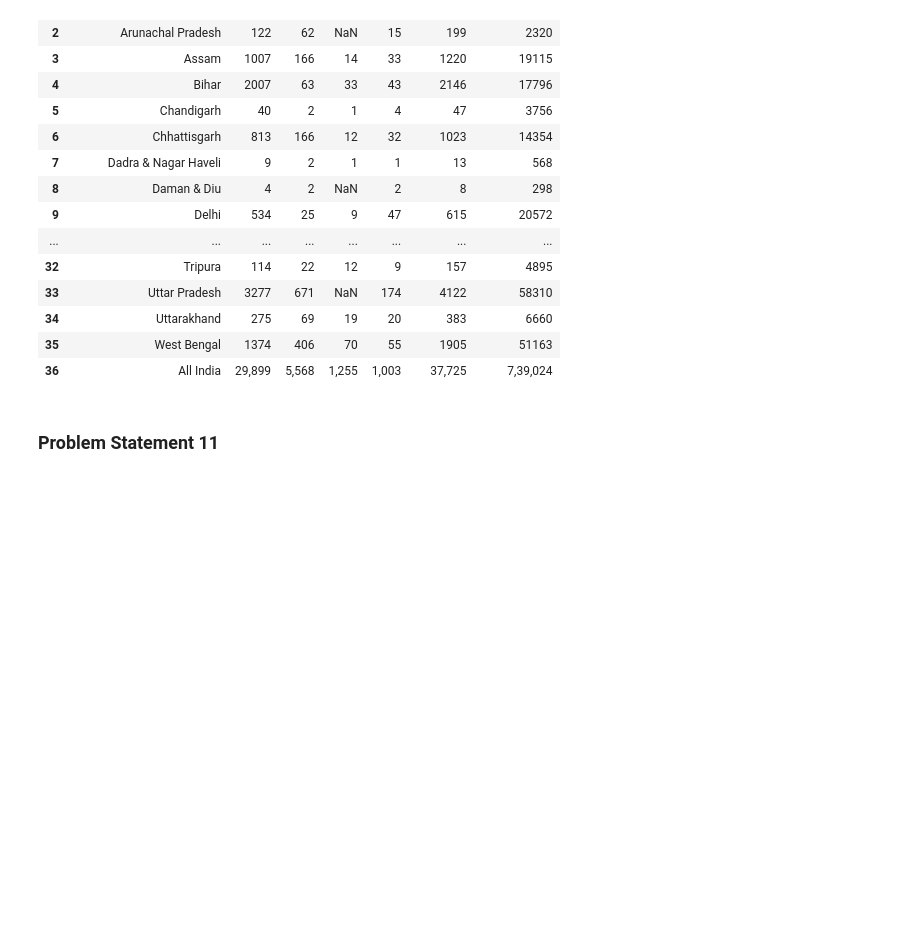
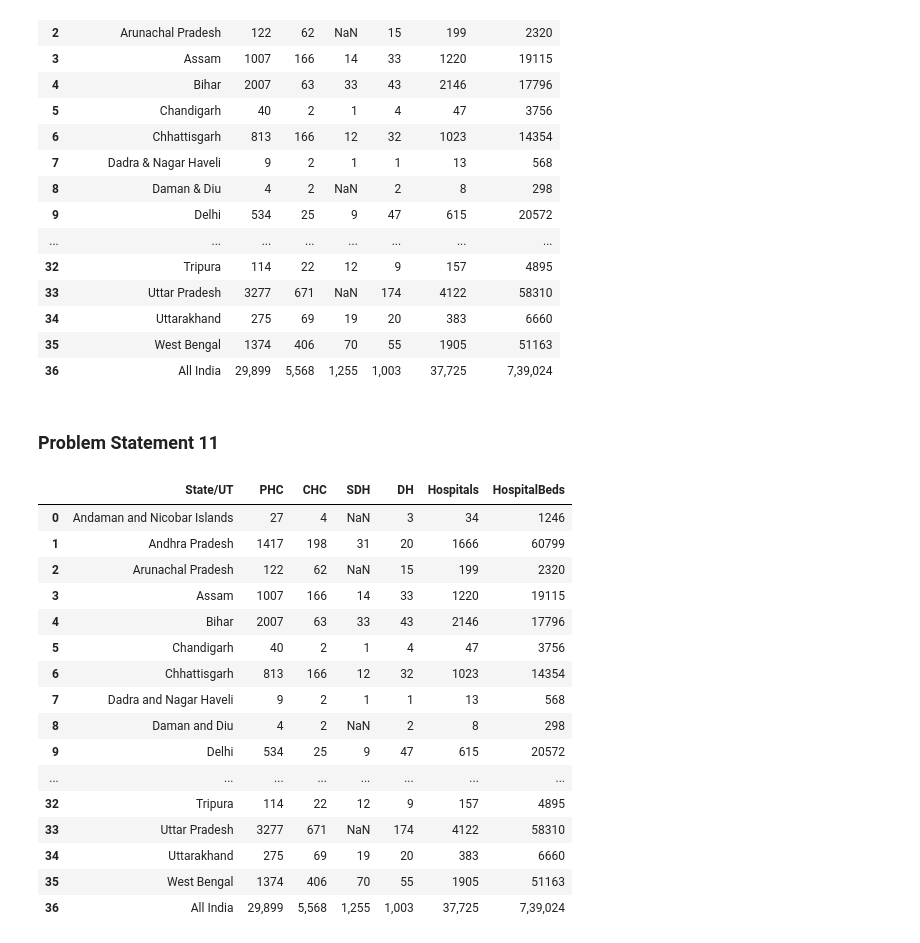
Before and after one commit to Jacko760/Futerense-Internship, a Jupyter notebook: insaaf.ipynb, the cells around one changed output. Cells and saved outputs as stored; diff of their text form; code cells hidden in the pictures; blank space fills up the shorter version.

```diff
--- a/insaaf.ipynb
+++ b/insaaf.ipynb
@@ -584,3 +584,28 @@ df5
 | 36 | All India | 29,899 | 5,568 | 1,255 | 1,003 | 37,725 | 7,39,024 |
 # %% [markdown]
 ### Problem Statement 11
+# %%
+def format_state_name(state):
+    return state.replace('&', 'and')
+
+# Apply the formatting function to the 'State/UT' column
+df5['State/UT'] = df5['State/UT'].apply(format_state_name)
+df5
+# %% [output]
+|  | State/UT | PHC | CHC | SDH | DH | Hospitals | HospitalBeds |
+| 0 | Andaman and Nicobar Islands | 27 | 4 | NaN | 3 | 34 | 1246 |
+| 1 | Andhra Pradesh | 1417 | 198 | 31 | 20 | 1666 | 60799 |
+| 2 | Arunachal Pradesh | 122 | 62 | NaN | 15 | 199 | 2320 |
+| 3 | Assam | 1007 | 166 | 14 | 33 | 1220 | 19115 |
+| 4 | Bihar | 2007 | 63 | 33 | 43 | 2146 | 17796 |
+| 5 | Chandigarh | 40 | 2 | 1 | 4 | 47 | 3756 |
+| 6 | Chhattisgarh | 813 | 166 | 12 | 32 | 1023 | 14354 |
+| 7 | Dadra and Nagar Haveli | 9 | 2 | 1 | 1 | 13 | 568 |
+| 8 | Daman and Diu | 4 | 2 | NaN | 2 | 8 | 298 |
+| 9 | Delhi | 534 | 25 | 9 | 47 | 615 | 20572 |
+| ... | ... | ... | ... | ... | ... | ... | ... |
+| 32 | Tripura | 114 | 22 | 12 | 9 | 157 | 4895 |
+| 33 | Uttar Pradesh | 3277 | 671 | NaN | 174 | 4122 | 58310 |
+| 34 | Uttarakhand | 275 | 69 | 19 | 20 | 383 | 6660 |
+| 35 | West Bengal | 1374 | 406 | 70 | 55 | 1905 | 51163 |
+| 36 | All India | 29,899 | 5,568 | 1,255 | 1,003 | 37,725 | 7,39,024 |
```
Also changed, not shown: parts of 3 cells of this notebook.
